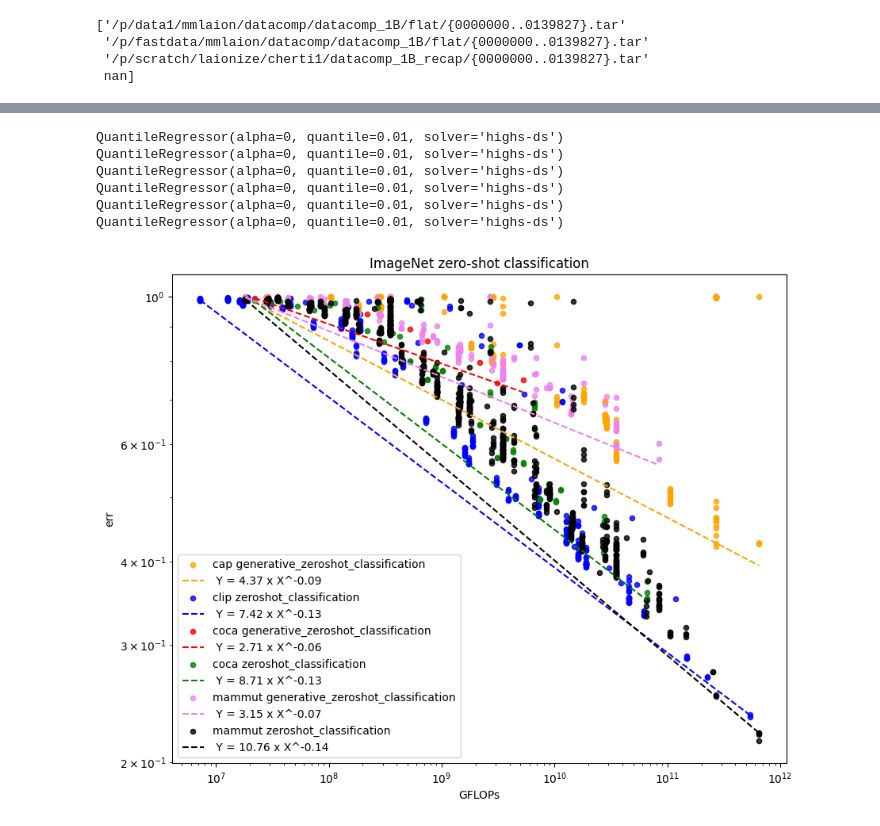
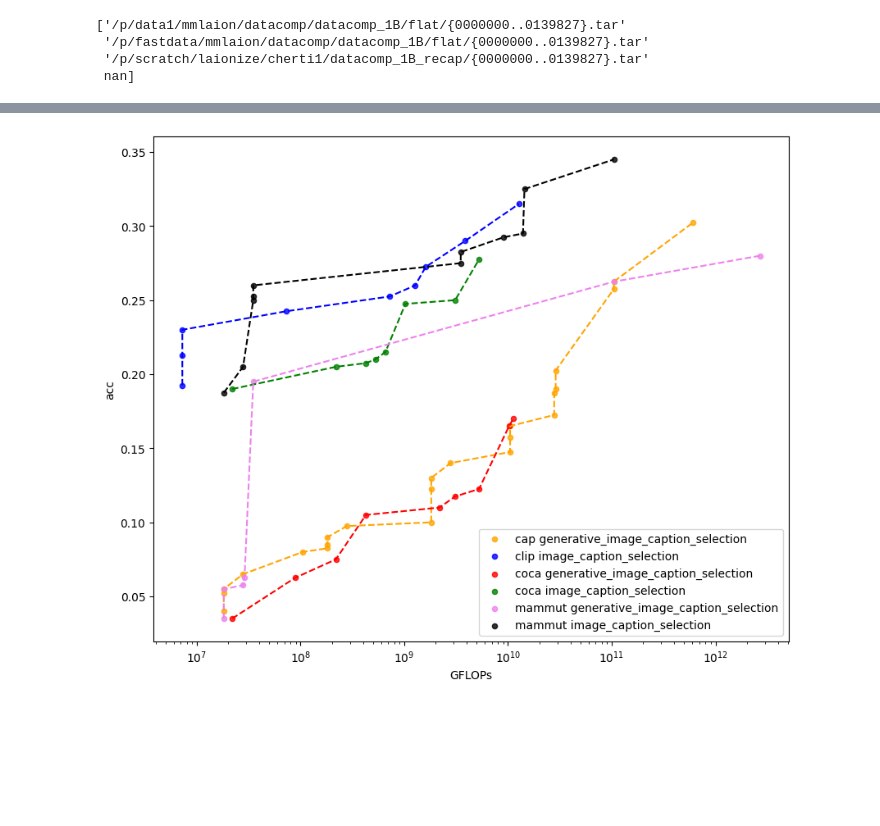
Before and after one commit to SLAMPAI/open_clip_scaling, a Jupyter notebook: results.ipynb, the cells around one changed output, grey strips where cells are left out. Saved outputs shown, nothing was run; the diff lists cells and outputs as text; code cells hidden in the pictures; blank space fills up the shorter version.

```diff
--- a/results.ipynb
+++ b/results.ipynb
@@ -592,11 +780,15 @@ plt.xscale('log',base=10)
 #ds = "sugar_crepe/swap_obj"
 #metric = "acc"
 
+
 #ds = "winoground"
 #metric = "text_acc"
 
-ds = "imagenet1k"
-metric = "acc1"
+ds = "winoground"
+metric = "text_acc"
+
+#ds = "imagenet1k"
+#metric = "acc1"
 
 #ds = "mscoco_captions"
 #metric = "image_retrieval_recall@5"
@@ -624,50 +816,53 @@ for ind, (name, rows) in enumerate(D.groupby(["namespace", "task"])):
         continue
     R = R.sort_values(by="gflops_total")
     X = (R["gflops_total"]).values
-    Y = 1-(R[metric]).values
-
+    #Y = 1-(R[metric]).values
+    Y = (R[metric]).values
 
     color = colors[I]
     I+=1
     #m = (X>=10**9)# & (X < 10**12)
-    m = (X<10**12)
+    #m = (X<10**12)
     #m = (X>0)  & (Y<1)
-    #m = X>0
+    m = X>0
+    #for xi in np.unique(X):
+    #    minval = Y[X==xi].min()
+    #    Y[X==xi] = minval
+    #m=(Y<=0.9) & (Y>0)
+    #coefs, func, eq = curve_fit_powlaw_quantile(X[m], Y[m], q=0.01)
+    #plt.plot(X[m], func(X[m]), label=f" {eq}", linestyle='dashed', c=color)
 
+    #X = X[Y<1]
+    #Y = Y[Y<1]
+    m = monotonically_increasing(Y)
     plt.scatter(X[m], Y[m], label=f"{name[0]} {name[1]}", c=color, s=20.0, alpha=0.8)
-    #m=(Y<=0.9) & (Y>0)
-    coefs, func, eq = curve_fit_powlaw_quantile(X[m], Y[m], q=0.01)
-    plt.plot(X[m], func(X[m]), label=f" {eq}", linestyle='dashed', c=color)
 
+    plt.plot(X[m], Y[m], linestyle='dashed', c=color)
 plt.xscale('log')
-plt.yscale("log")
+#plt.yscale("log")
 
 plt.xlabel("GFLOPs")
-plt.ylabel("err")
+
+#plt.ylabel("err")
+plt.ylabel("acc")
 #plt.title(ds)
 #plt.legend(loc=(1.1,.1))
 
 plt.legend()
 
 if metric == "image_retrieval_recall@5":
     plt.title("COCO image retrieval recall@5")
     plt.savefig("coco_image_retrieval_5.pdf")
 elif metric == "text_retrieval_recall@5":
     plt.title("COCO text retrieval recall@5")
     plt.savefig("coco_text_retrieval_5.pdf")
 elif metric == "acc1":
     plt.title("ImageNet zero-shot classification")
     plt.savefig("imagenet.pdf")
 
 plt.show()
 # %% [output]
-QuantileRegressor(alpha=0, quantile=0.01, solver='highs-ds')
-QuantileRegressor(alpha=0, quantile=0.01, solver='highs-ds')
-QuantileRegressor(alpha=0, quantile=0.01, solver='highs-ds')
-QuantileRegressor(alpha=0, quantile=0.01, solver='highs-ds')
-QuantileRegressor(alpha=0, quantile=0.01, solver='highs-ds')
-QuantileRegressor(alpha=0, quantile=0.01, solver='highs-ds')
-[figure, old version]
+[figure, new version]
 # %%
 metric = "caption_loss"
 D = df
```
Also changed, not shown: parts of 30 cells of this notebook, 2 other files.
